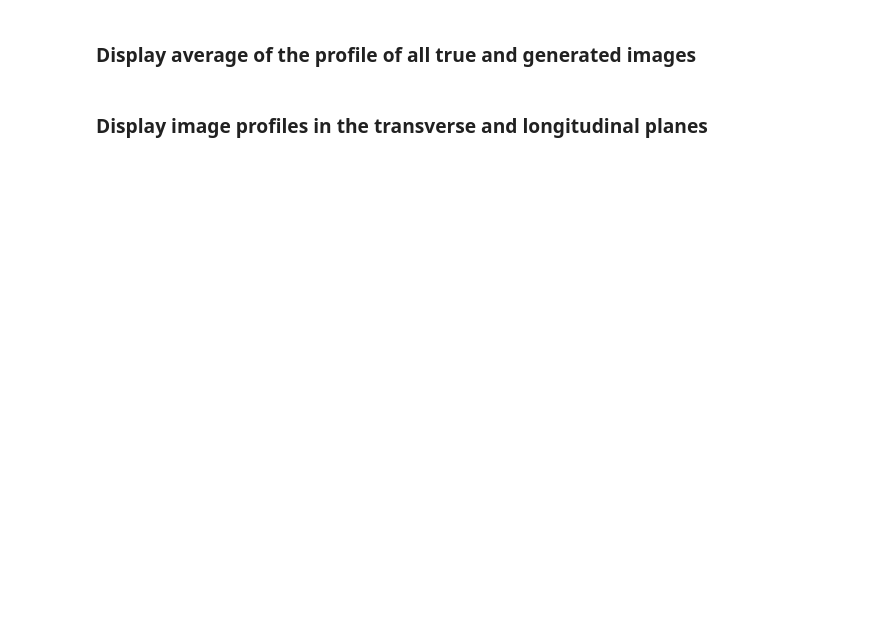
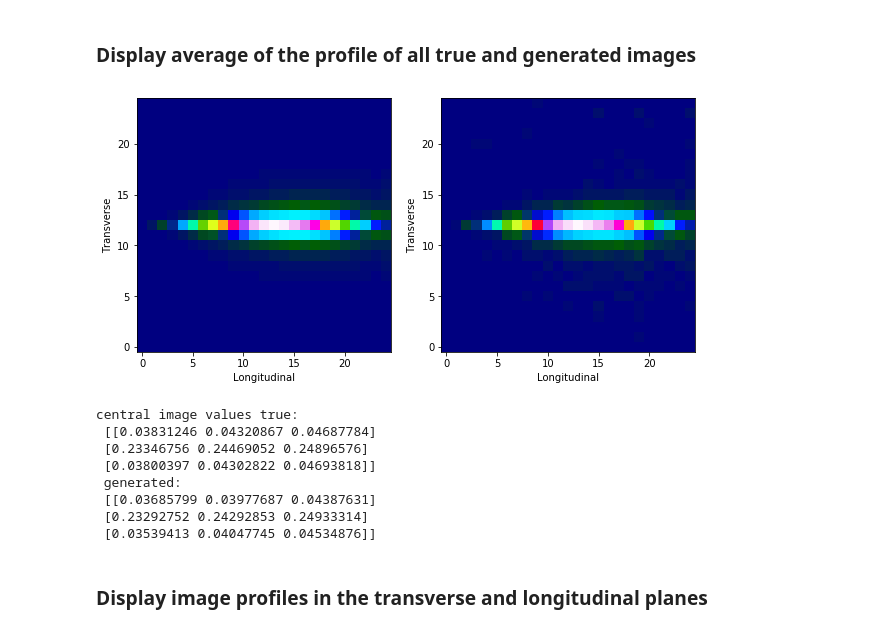
Before and after one commit to lmoneta/ml-tutorial-EIROforum, a Jupyter notebook: Ecal2DGan.ipynb, the cells around one changed output. Drawn from its saved outputs; the diff is of its cells as text; code cells hidden in the pictures; blank space fills up the shorter version.

```diff
--- a/Ecal2DGan.ipynb
+++ b/Ecal2DGan.ipynb
@@ -532,22 +622,32 @@ print('central image values true:\n',image_true[11:14,11:14], '\n generated:\n',
 # %%
 #make plot of generated images comparinig with true images
 # X_gen is generated X_test is true
-plt.figure(3)
+plt.figure(3,figsize=(10,5))
 plt.subplot(121)
 average_image_true = np.mean(X_test,axis=0).reshape(nx,ny)
 
 plt.imshow(average_image_true, origin='lower',cmap=plt.cm.gist_ncar)
 plt.ylabel('Transverse')
 plt.xlabel('Longitudinal')
 
 plt.subplot(122)
 average_image_gen = np.mean(X_gen,axis=0).reshape(nx,ny)
 plt.imshow(average_image_gen, interpolation='none',origin='lower',cmap=plt.cm.gist_ncar)
 plt.ylabel('Transverse')
 plt.xlabel('Longitudinal')
 plt.show()
 
 print('central image values true:\n',average_image_true[11:14,11:14], '\n generated:\n',average_image_gen[11:14,11:14] )
+# %% [output]
+[figure, added]
+central image values true:
+ [[0.03831246 0.04320867 0.04687784]
+ [0.23346756 0.24469052 0.24896576]
+ [0.03800397 0.04302822 0.04693818]]
+ generated:
+ [[0.03685799 0.03977687 0.04387631]
+ [0.23292752 0.24292853 0.24933314]
+ [0.03539413 0.04047745 0.04534876]]
 # %% [markdown]
 ### Display image profiles in the transverse and longitudinal planes
 # %%
```
Also changed, not shown: parts of 27 cells of this notebook.
